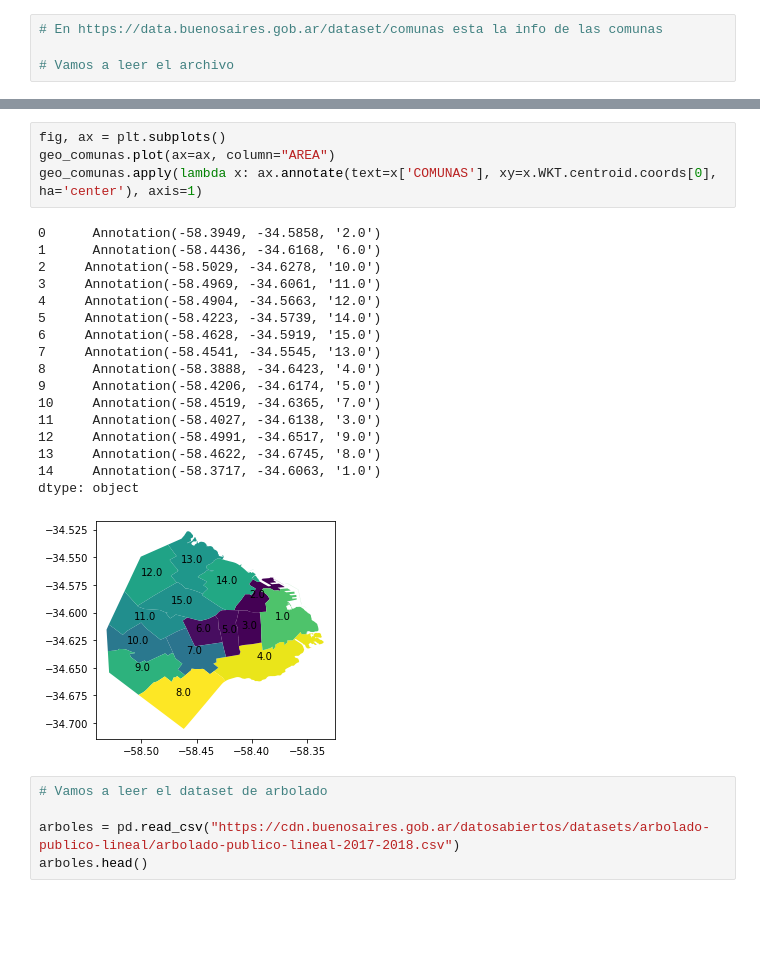
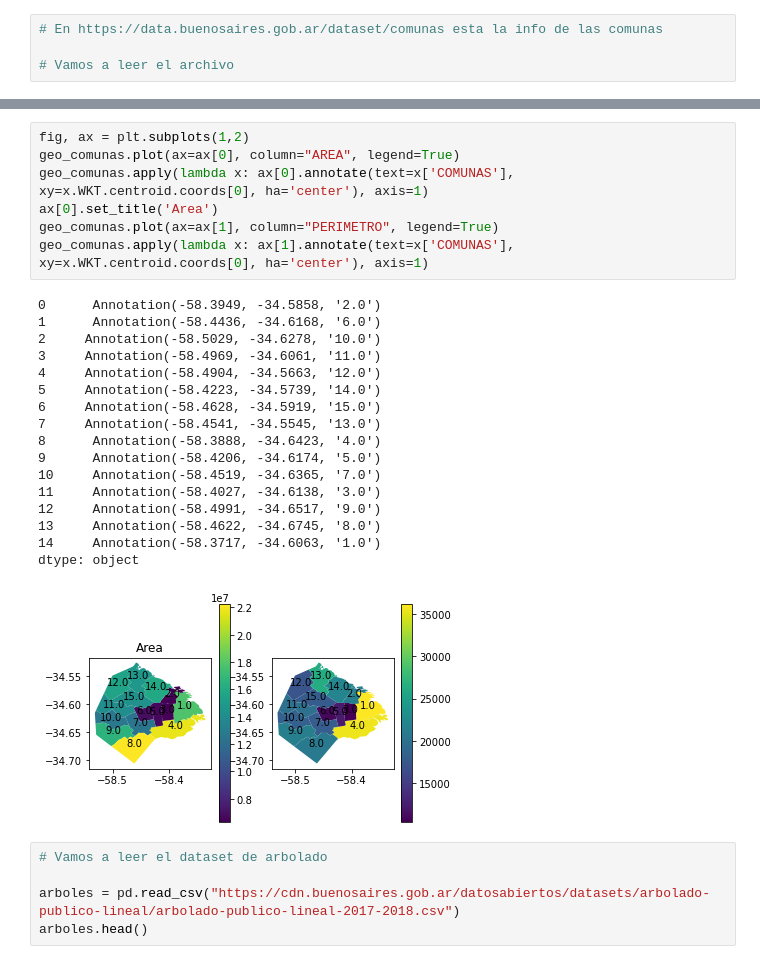
Before and after one commit to IonatanPerez/Cursos_DHDS_CN13, a Jupyter notebook: Clases/C8 - GPS/Modelo.ipynb, the cells around one changed output, grey strips where cells are left out. Drawn from its saved outputs; the diff is of its cells as text; blank space fills up the shorter version.

```diff
--- a/Clases/C8 - GPS/Modelo.ipynb
+++ b/Clases/C8 - GPS/Modelo.ipynb
@@ -50,27 +50,30 @@ display (geo_comunas.head())
 | 3 | MULTIPOLYGON (((-58.49838 -34.596... | 7 | LIMITE COMUNAL | 11.0 | VILLA DEL PARQUE - VILLA DEVOTO -... | 19987.696155 | 1.412004e+07 |
 | 4 | MULTIPOLYGON (((-58.50331 -34.593... | 8 | LIMITE COMUNAL | 12.0 | COGHLAN - SAAVEDRA - VILLA PUEYRR... | 17232.189372 | 1.557093e+07 |
 # %%
-fig, ax = plt.subplots()
-geo_comunas.plot(ax=ax, column="AREA")
-geo_comunas.apply(lambda x: ax.annotate(text=x['COMUNAS'], xy=x.WKT.centroid.coords[0], ha='center'), axis=1)
+fig, ax = plt.subplots(1,2)
+geo_comunas.plot(ax=ax[0], column="AREA", legend=True)
+geo_comunas.apply(lambda x: ax[0].annotate(text=x['COMUNAS'], xy=x.WKT.centroid.coords[0], ha='center'), axis=1)
+ax[0].set_title('Area')
+geo_comunas.plot(ax=ax[1], column="PERIMETRO", legend=True)
+geo_comunas.apply(lambda x: ax[1].annotate(text=x['COMUNAS'], xy=x.WKT.centroid.coords[0], ha='center'), axis=1)
 # %% [output]
 0      Annotation(-58.3949, -34.5858, '2.0')
 1      Annotation(-58.4436, -34.6168, '6.0')
 2     Annotation(-58.5029, -34.6278, '10.0')
 3     Annotation(-58.4969, -34.6061, '11.0')
 4     Annotation(-58.4904, -34.5663, '12.0')
 5     Annotation(-58.4223, -34.5739, '14.0')
 6     Annotation(-58.4628, -34.5919, '15.0')
 7     Annotation(-58.4541, -34.5545, '13.0')
 8      Annotation(-58.3888, -34.6423, '4.0')
 9      Annotation(-58.4206, -34.6174, '5.0')
 10     Annotation(-58.4519, -34.6365, '7.0')
 11     Annotation(-58.4027, -34.6138, '3.0')
 12     Annotation(-58.4991, -34.6517, '9.0')
 13     Annotation(-58.4622, -34.6745, '8.0')
 14     Annotation(-58.3717, -34.6063, '1.0')
 dtype: object
-[figure, old version]
+[figure, new version]
 # %%
 # Vamos a leer el dataset de arbolado
 
```
Also changed, not shown: parts of 8 cells of this notebook, 1 other file.
